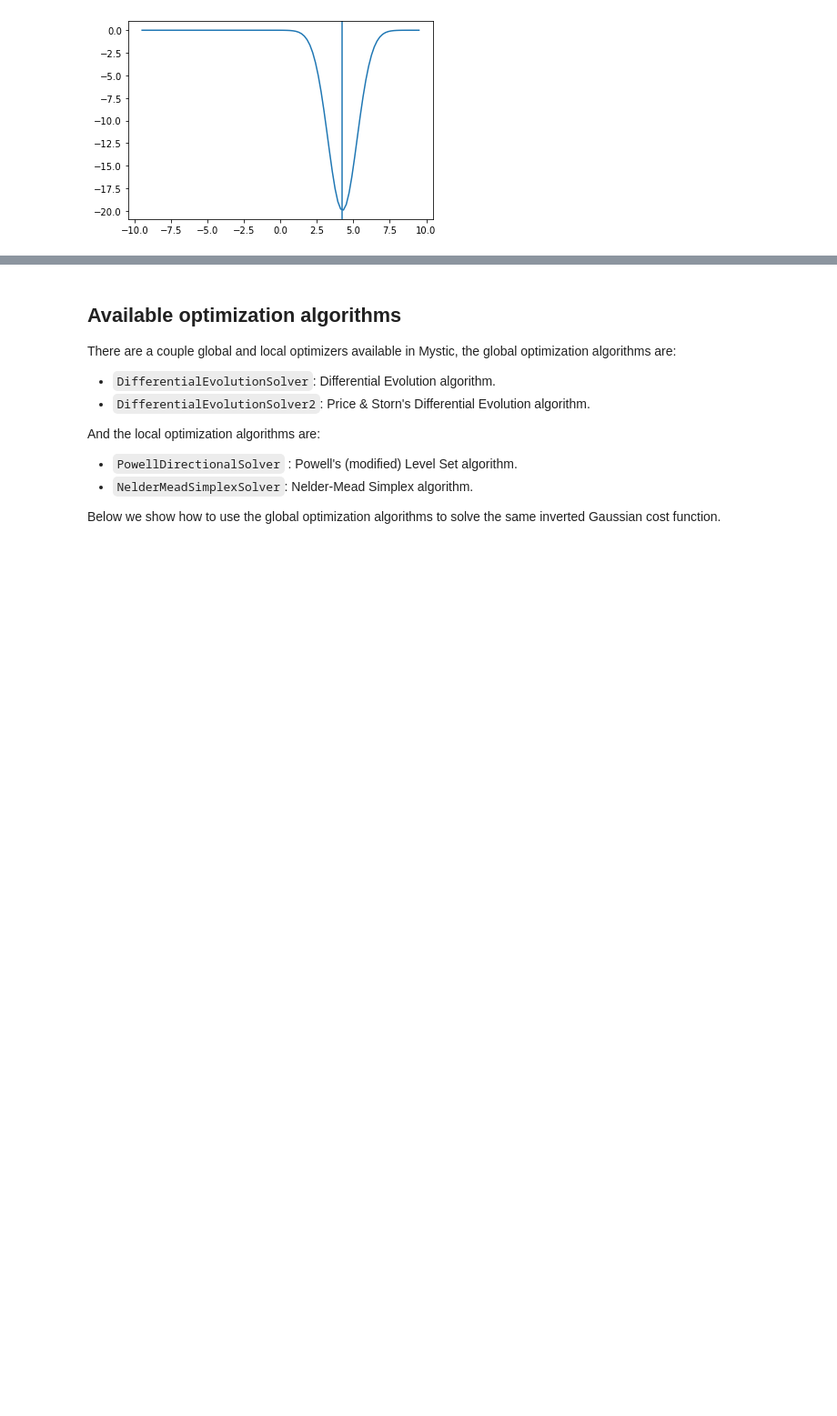
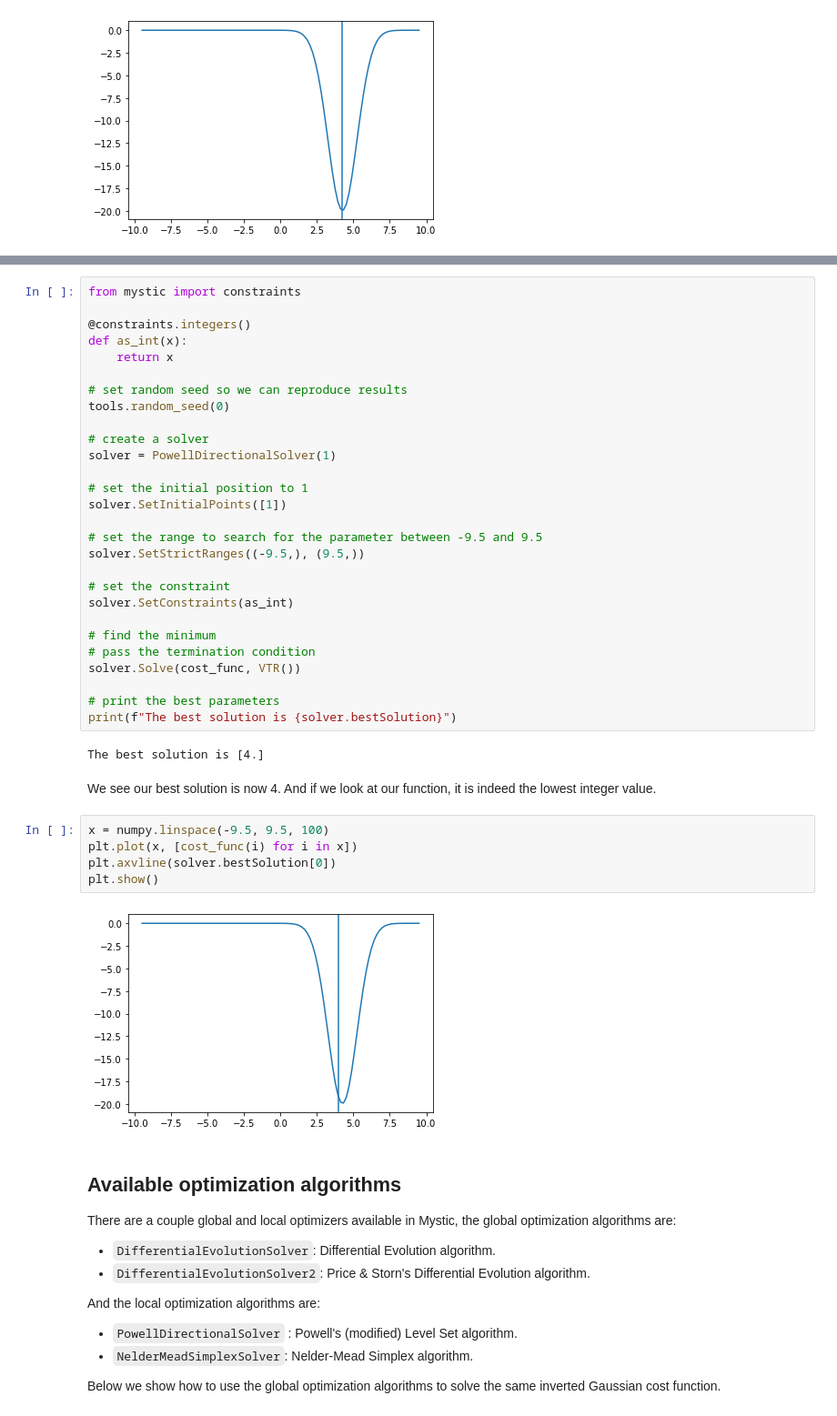
Before and after one commit to lanl/spotlight, a Jupyter notebook: docs/notebooks/tutorial_mystic_single.ipynb, the cells around one changed output, grey strips where cells are left out. Shown at 91% size. Cells and saved outputs as stored; diff of their text form; blank space fills up the shorter version.

Commit message:
Increase MILK version. Update notebooks with constraint.

```diff
--- a/docs/notebooks/tutorial_mystic_single.ipynb
+++ b/docs/notebooks/tutorial_mystic_single.ipynb
@@ -107,3 +112,43 @@ plt.show()
+# %%
+from mystic import constraints
+
+@constraints.integers()
+def as_int(x):
+    return x
+
+# set random seed so we can reproduce results
+tools.random_seed(0)
+
+# create a solver
+solver = PowellDirectionalSolver(1)
+
+# set the initial position to 1
+solver.SetInitialPoints([1])
+
+# set the range to search for the parameter between -9.5 and 9.5
+solver.SetStrictRanges((-9.5,), (9.5,))
+
+# set the constraint
+solver.SetConstraints(as_int)
+
+# find the minimum
+# pass the termination condition
+solver.Solve(cost_func, VTR())
+
+# print the best parameters
+print(f"The best solution is {solver.bestSolution}")
+# %% [output]
+The best solution is [4.]
+# %% [markdown]
+We see our best solution is now 4.
+And if we look at our function, it is indeed the lowest integer value.
+# %%
+x = numpy.linspace(-9.5, 9.5, 100)
+plt.plot(x, [cost_func(i) for i in x])
+plt.axvline(solver.bestSolution[0])
+plt.show()
+# %% [output]
+[figure, added]
 # %% [markdown]
 ## Available optimization algorithms
 
```
Also changed, not shown: parts of 1 cell of this notebook, 2 other files.
